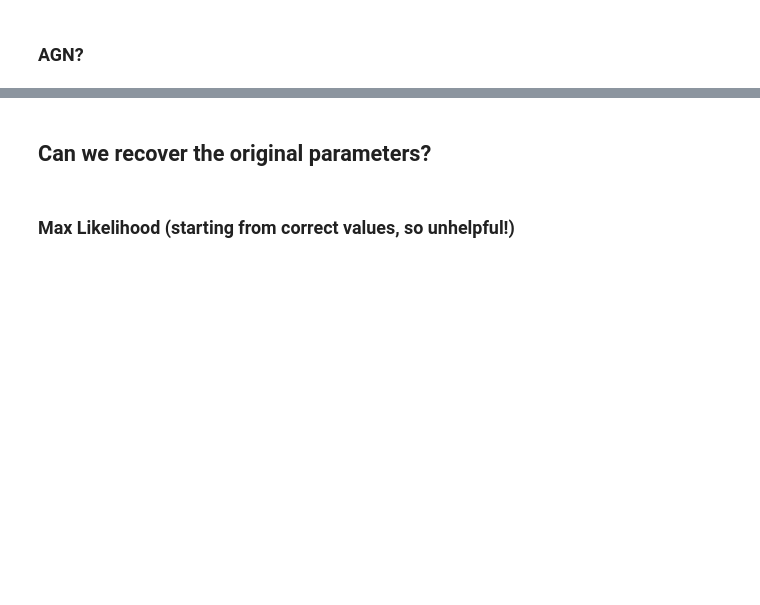
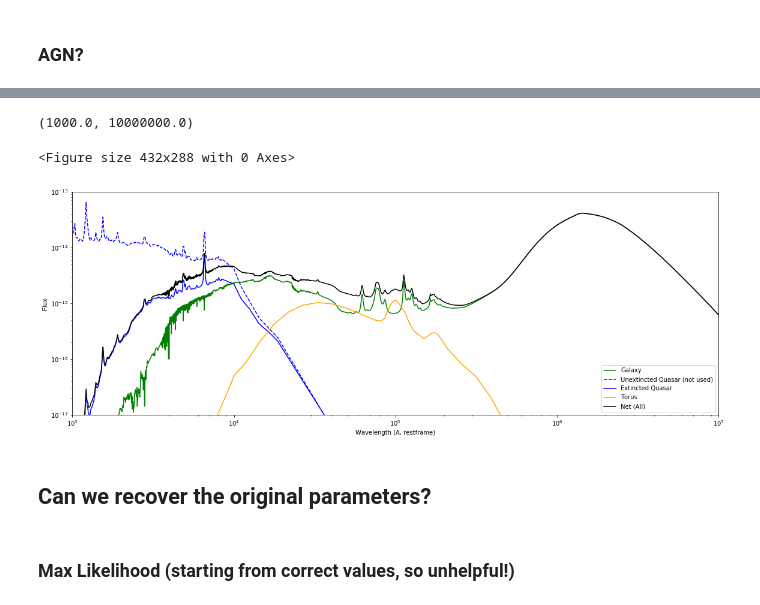
Before and after one commit to mwalmsley/agnfinder, a Jupyter notebook: notebooks/check_inference_on_synthetic_obs.ipynb, the cells around one changed output, grey strips where cells are left out. Saved outputs shown, nothing was run; the diff lists cells and outputs as text; code cells hidden in the pictures; blank space fills up the shorter version.

```diff
--- a/notebooks/check_inference_on_synthetic_obs.ipynb
+++ b/notebooks/check_inference_on_synthetic_obs.ipynb
@@ -176,3 +244,11 @@ ax.set_xlim([1e3, 1e7])
+# %%
+plot_components(observer_wavelengths, sps)
+plt.ylim([1e-17, 1e-13])
+plt.xlim([1e3, 1e7])
+# %% [output]
+(1000.0, 10000000.0)
+<Figure size 432x288 with 0 Axes>
+[figure, added]
 # %% [markdown]
 ## Can we recover the original parameters?
 # %%
```
Also changed, not shown: parts of 19 cells of this notebook.
